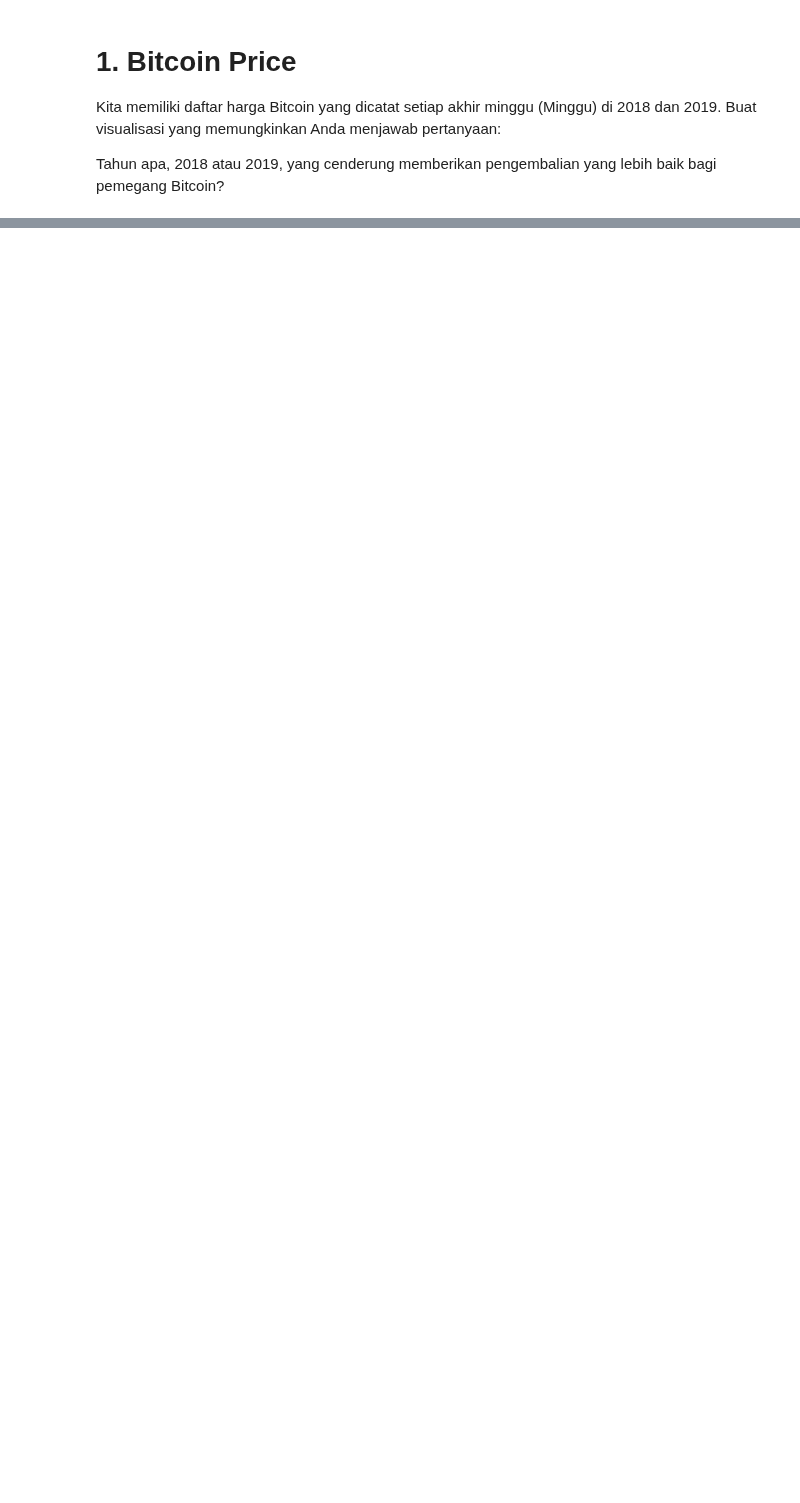
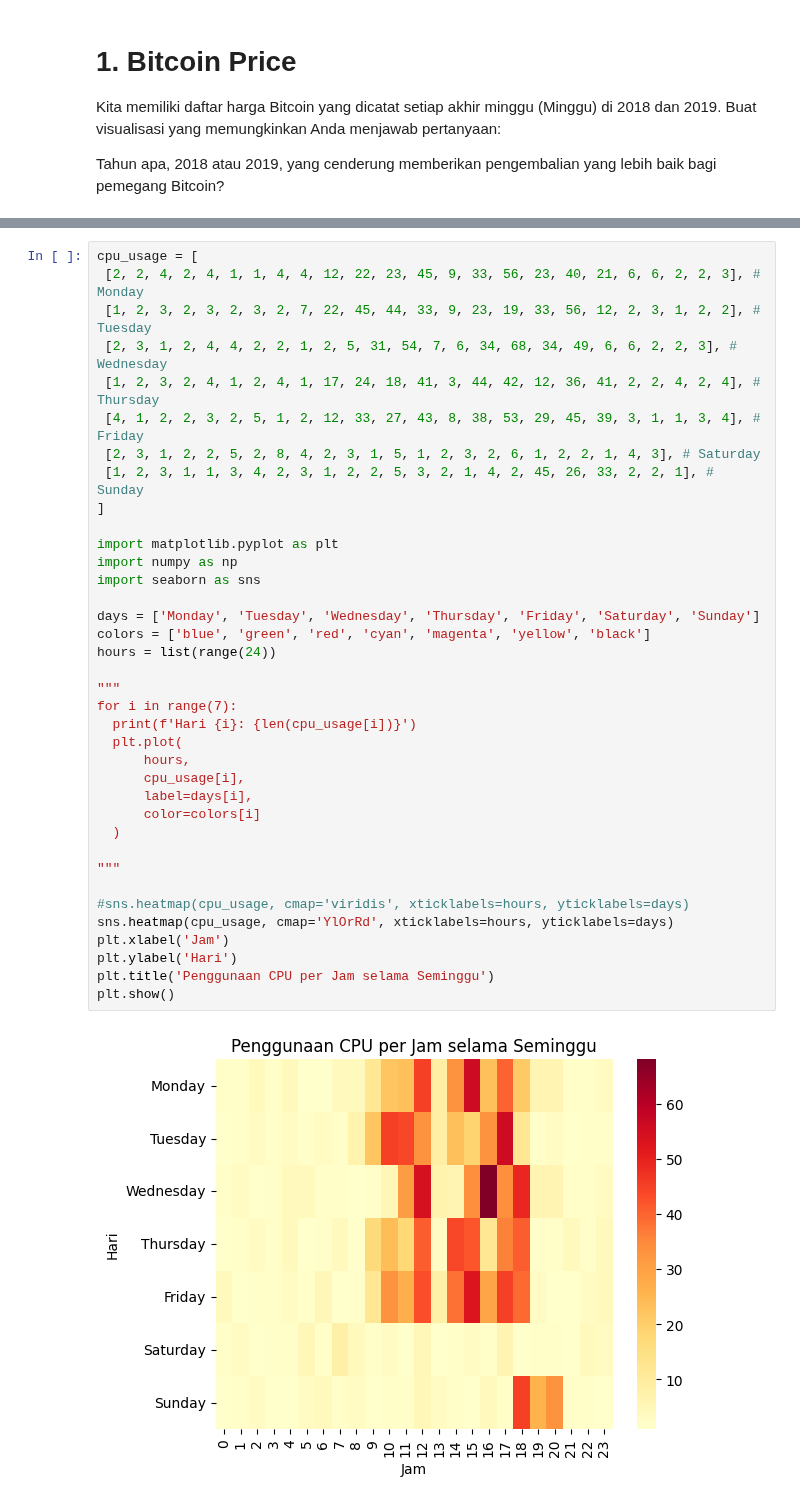
Before and after one commit to ImNotDanish05/2025_KC_TI-1A, a Jupyter notebook: P7_Jobsheet_Visualisasi_Data_dengan_Matplotlib_&_Seaborn.ipynb, the cells around one changed output, grey strips where cells are left out. Drawn from its saved outputs; the diff is of its cells as text; blank space fills up the shorter version.

```diff
--- a/P7_Jobsheet_Visualisasi_Data_dengan_Matplotlib_&_Seaborn.ipynb
+++ b/P7_Jobsheet_Visualisasi_Data_dengan_Matplotlib_&_Seaborn.ipynb
@@ -26,0 +122,39 @@ len(prices)
+# %%
+cpu_usage = [
+ [2, 2, 4, 2, 4, 1, 1, 4, 4, 12, 22, 23, 45, 9, 33, 56, 23, 40, 21, 6, 6, 2, 2, 3], # Monday
+ [1, 2, 3, 2, 3, 2, 3, 2, 7, 22, 45, 44, 33, 9, 23, 19, 33, 56, 12, 2, 3, 1, 2, 2], # Tuesday
+ [2, 3, 1, 2, 4, 4, 2, 2, 1, 2, 5, 31, 54, 7, 6, 34, 68, 34, 49, 6, 6, 2, 2, 3], # Wednesday
+ [1, 2, 3, 2, 4, 1, 2, 4, 1, 17, 24, 18, 41, 3, 44, 42, 12, 36, 41, 2, 2, 4, 2, 4], # Thursday
+ [4, 1, 2, 2, 3, 2, 5, 1, 2, 12, 33, 27, 43, 8, 38, 53, 29, 45, 39, 3, 1, 1, 3, 4], # Friday
+ [2, 3, 1, 2, 2, 5, 2, 8, 4, 2, 3, 1, 5, 1, 2, 3, 2, 6, 1, 2, 2, 1, 4, 3], # Saturday
+ [1, 2, 3, 1, 1, 3, 4, 2, 3, 1, 2, 2, 5, 3, 2, 1, 4, 2, 45, 26, 33, 2, 2, 1], # Sunday
+]
+
+import matplotlib.pyplot as plt
+import numpy as np
+import seaborn as sns
+
+days = ['Monday', 'Tuesday', 'Wednesday', 'Thursday', 'Friday', 'Saturday', 'Sunday']
+colors = ['blue', 'green', 'red', 'cyan', 'magenta', 'yellow', 'black']
+hours = list(range(24))
+
+"""
+for i in range(7):
+  print(f'Hari {i}: {len(cpu_usage[i])}')
+  plt.plot(
+      hours,
+      cpu_usage[i],
+      label=days[i],
+      color=colors[i]
+  )
+
+"""
+
+#sns.heatmap(cpu_usage, cmap='viridis', xticklabels=hours, yticklabels=days)
+sns.heatmap(cpu_usage, cmap='YlOrRd', xticklabels=hours, yticklabels=days)
+plt.xlabel('Jam')
+plt.ylabel('Hari')
+plt.title('Penggunaan CPU per Jam selama Seminggu')
+plt.show()
+# %% [output]
+[figure, added]
```
Also changed, not shown: parts of 8 cells of this notebook.
